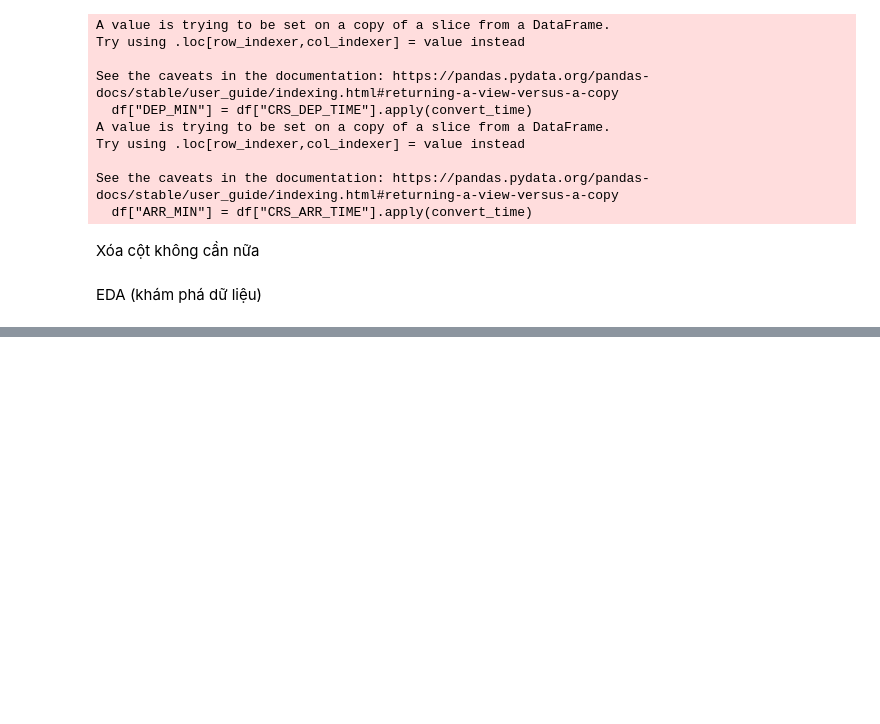
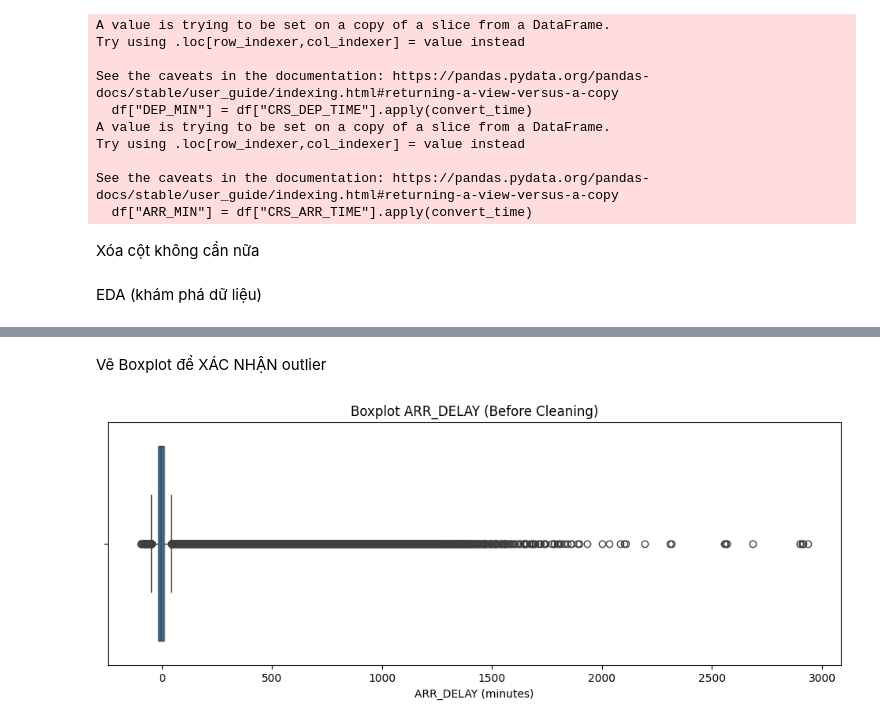
Before and after one commit to MinhPhi2504/IE313.Q12, a Jupyter notebook: flight.ipynb, the cells around one changed output, grey strips where cells are left out. Cells and saved outputs as stored; diff of their text form; code cells hidden in the pictures; blank space fills up the shorter version.

```diff
--- a/flight.ipynb
+++ b/flight.ipynb
@@ -201,0 +283,10 @@ EDA (khám phá dữ liệu)
+# %% [markdown]
+Vẽ Boxplot để XÁC NHẬN outlier
+# %%
+plt.figure(figsize=(12,4))
+sns.boxplot(x=df['ARR_DELAY'])
+plt.title("Boxplot ARR_DELAY (Before Cleaning)")
+plt.xlabel("ARR_DELAY (minutes)")
+plt.show()
+# %% [output]
+[figure, added]
```
Also changed, not shown: parts of 55 cells of this notebook.
